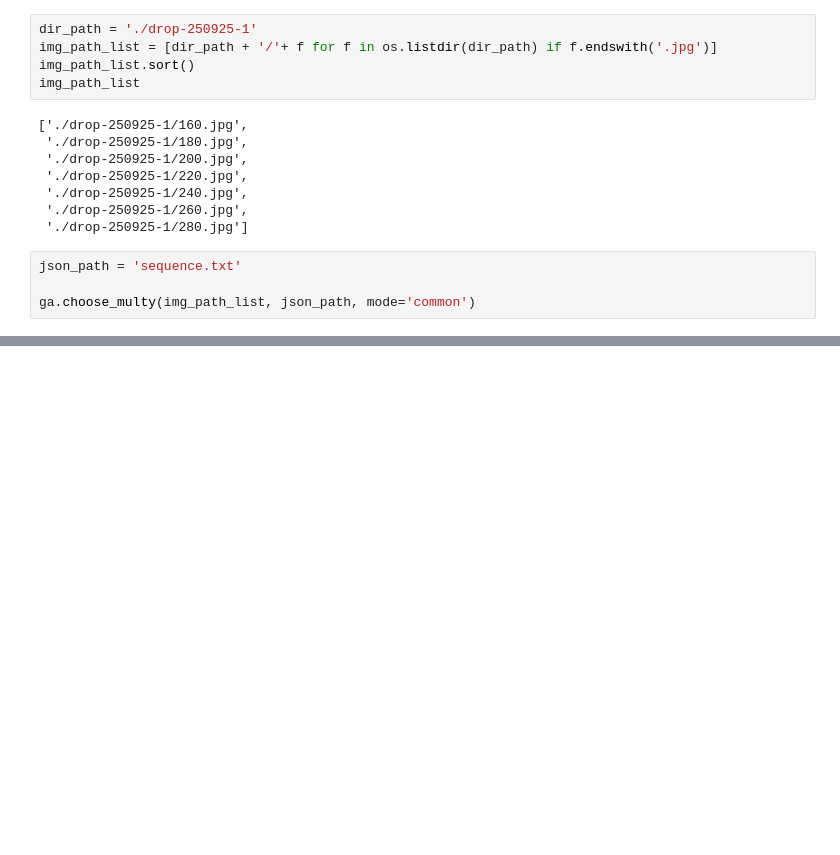
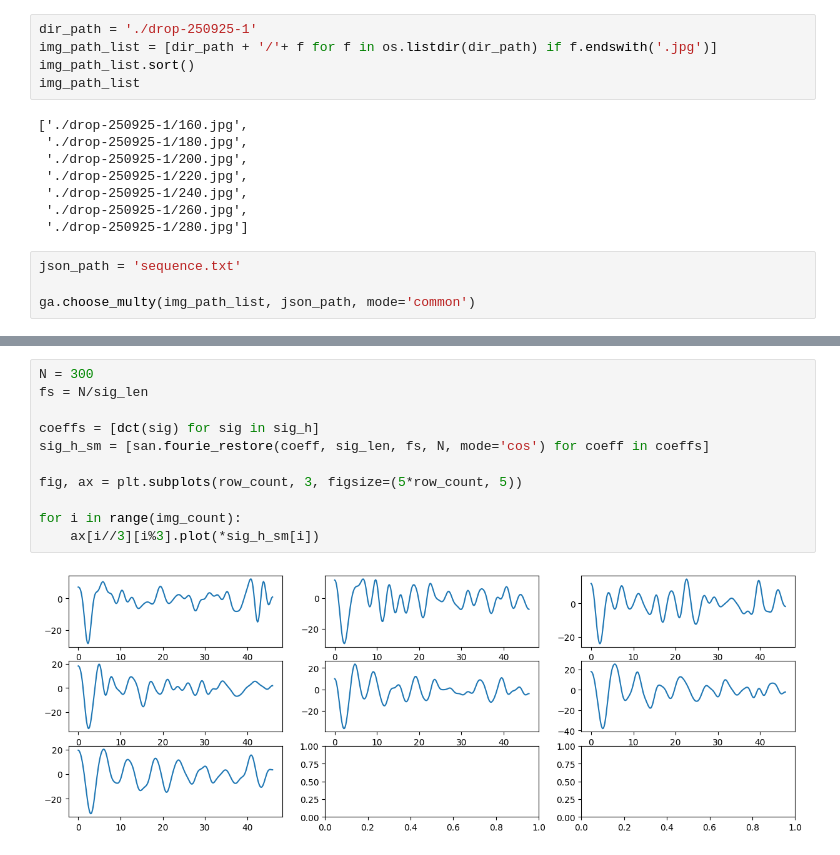
Before and after one commit to annamogo/DiplomaLISF, a Jupyter notebook: sequence_image_anal.ipynb, the cells around one changed output, grey strips where cells are left out. Saved outputs shown, nothing was run; the diff lists cells and outputs as text; blank space fills up the shorter version.

```diff
--- a/sequence_image_anal.ipynb
+++ b/sequence_image_anal.ipynb
@@ -131,0 +175,13 @@ bh, ah = signal.butter(border, f_min, btype = 'highpass', fs=fs)
+# %%
+N = 300
+fs = N/sig_len
+
+coeffs = [dct(sig) for sig in sig_h]
+sig_h_sm = [san.fourie_restore(coeff, sig_len, fs, N, mode='cos') for coeff in coeffs]
+
+fig, ax = plt.subplots(row_count, 3, figsize=(5*row_count, 5))
+
+for i in range(img_count):
+    ax[i//3][i%3].plot(*sig_h_sm[i])
+# %% [output]
+[figure, added]
```
Also changed, not shown: parts of 13 cells of this notebook, 1 other file.
